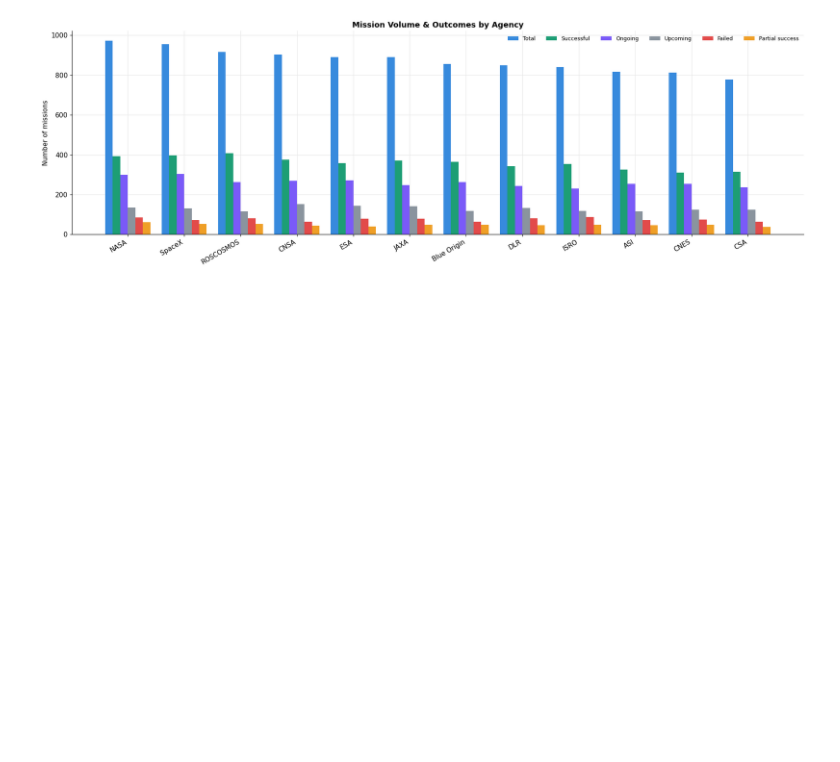
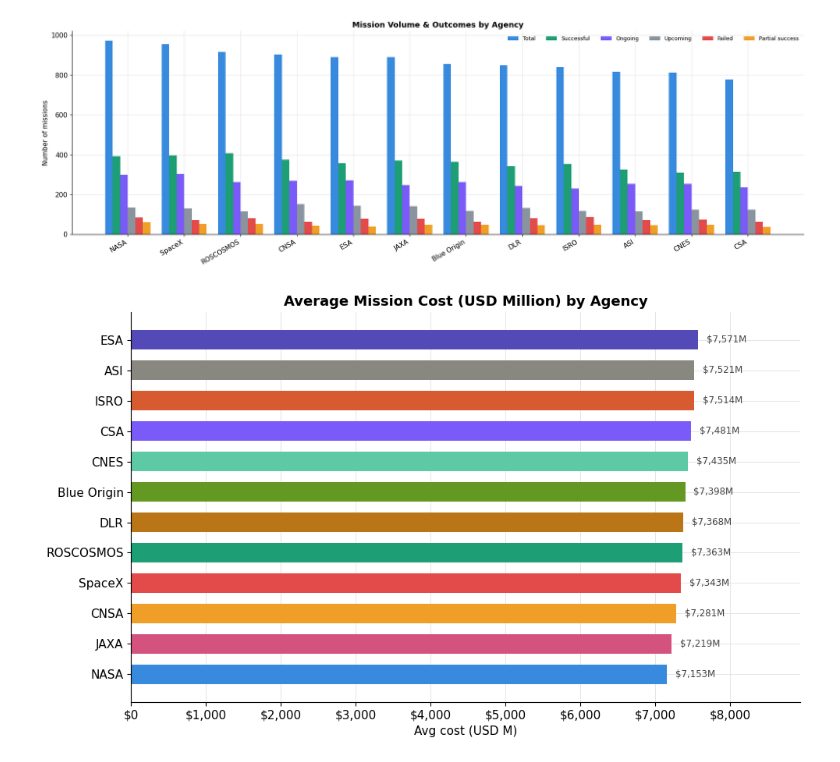
Before and after one commit to ahmedmohi0/Space_mission_analysis, a Jupyter notebook: notebooks/02_EDA.ipynb, the cells around one changed output. Saved outputs shown, nothing was run; the diff lists cells and outputs as text; code cells hidden in the pictures; blank space fills up the shorter version.

```diff
--- a/notebooks/02_EDA.ipynb
+++ b/notebooks/02_EDA.ipynb
@@ -133,7 +130,7 @@ agency_summary
 # One colour per agency
 PALETTE = [
     "#378ADD","#E24B4A","#1D9E75","#EF9F27","#534AB7",
-    "#D4537E","#639922","#BA7517","#D85A30","#888780","#5DCAA5",
+    "#D4537E","#639922","#BA7517","#D85A30","#888780","#5DCAA5","#7A5AF8"
 ]
 color_map = dict(zip(agency_summary["agency_name"], PALETTE))
 # %%
@@ -178,3 +175,32 @@ plt.tight_layout()
 plt.show()
 # %% [output]
 [figure]
+# %%
+df_cost = agency_summary.sort_values("avg_cost_million")
+
+fig, ax = plt.subplots(figsize=(10, 6))
+
+bars = ax.barh(
+    df_cost["agency_name"],
+    df_cost["avg_cost_million"],
+    color=[color_map[a] for a in df_cost["agency_name"]],
+    edgecolor="none",
+    height=0.65,
+)
+for bar, val in zip(bars, df_cost["avg_cost_million"]):
+    ax.text(
+        val + (df_cost["avg_cost_million"].max() * 0.015),
+        bar.get_y() + bar.get_height() / 2,
+        f"${val:,.0f}M",
+        va="center", ha="left", fontsize=8.5, color="#444",
+    )
+
+ax.set_title("Average Mission Cost (USD Million) by Agency", fontsize=13, fontweight="bold")
+ax.set_xlabel("Avg cost (USD M)")
+ax.xaxis.set_major_formatter(plt.FuncFormatter(lambda v, _: f"${int(v):,}"))
+ax.set_xlim(0, df_cost["avg_cost_million"].max() * 1.18)
+ax.set_axisbelow(True)
+plt.tight_layout()
+plt.show()
+# %% [output]
+[figure, added]
```
Also changed, not shown: parts of 6 cells of this notebook, 5 other files.
